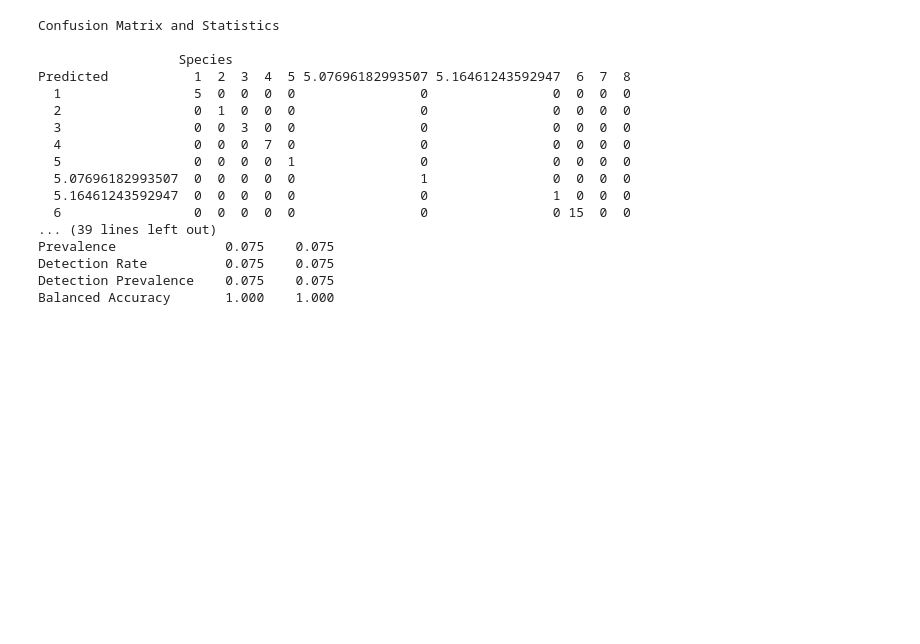
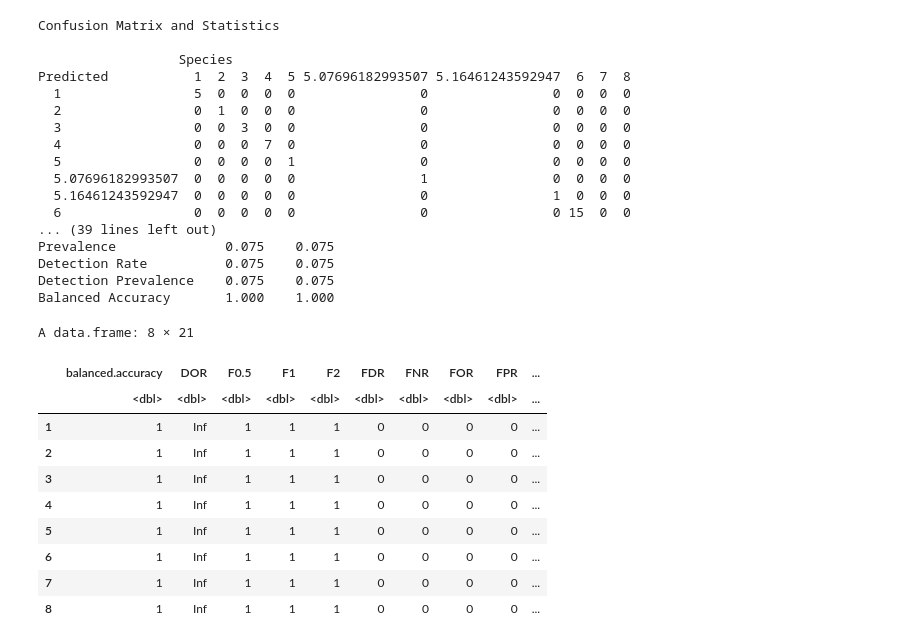
Before and after one commit to Kovacs-Lab/Geneva_Ionomics, a Jupyter notebook: LDA Prediction_X.ipynb, the cells around one changed output. Cells and saved outputs as stored; diff of their text form; code cells hidden in the pictures; blank space fills up the shorter version.

Commit message:
Classifier Metrics
Added classifier metrics for imputed LDA on raw and transformed data. Imputation seems to have affected the metrics.

```diff
--- a/LDA Prediction_X.ipynb
+++ b/LDA Prediction_X.ipynb
@@ -145,3 +163,24 @@ Prevalence              0.075    0.075
 Detection Rate          0.075    0.075
 Detection Prevalence    0.075    0.075
 Balanced Accuracy       1.000    1.000
+# %%
+spec.af <- factor(test.data$spec_as_int, levels = c("1","2","3","4","5","6","7","8"))
+class.af <- factor(predictions$class, levels = c("1","2","3","4","5","6","7","8"))
+# %%
+classifier_metrics <- ml_test(class.af, spec.af, output.as.table = TRUE)
+F1 <- classifier_metrics$F1
+accuracy <- classifier_metrics$accuracy
+# %%
+classifier_metrics
+# %% [output]
+A data.frame: 8 × 21
+|  | balanced.accuracy | DOR | F0.5 | F1 | F2 | FDR | FNR | FOR | FPR | ... |
+|  | <dbl> | <dbl> | <dbl> | <dbl> | <dbl> | <dbl> | <dbl> | <dbl> | <dbl> | ... |
+| 1 | 1 | Inf | 1 | 1 | 1 | 0 | 0 | 0 | 0 | ... |
+| 2 | 1 | Inf | 1 | 1 | 1 | 0 | 0 | 0 | 0 | ... |
+| 3 | 1 | Inf | 1 | 1 | 1 | 0 | 0 | 0 | 0 | ... |
+| 4 | 1 | Inf | 1 | 1 | 1 | 0 | 0 | 0 | 0 | ... |
+| 5 | 1 | Inf | 1 | 1 | 1 | 0 | 0 | 0 | 0 | ... |
+| 6 | 1 | Inf | 1 | 1 | 1 | 0 | 0 | 0 | 0 | ... |
+| 7 | 1 | Inf | 1 | 1 | 1 | 0 | 0 | 0 | 0 | ... |
+| 8 | 1 | Inf | 1 | 1 | 1 | 0 | 0 | 0 | 0 | ... |
```
Also changed, not shown: parts of 1 cell of this notebook, 2 other files.
